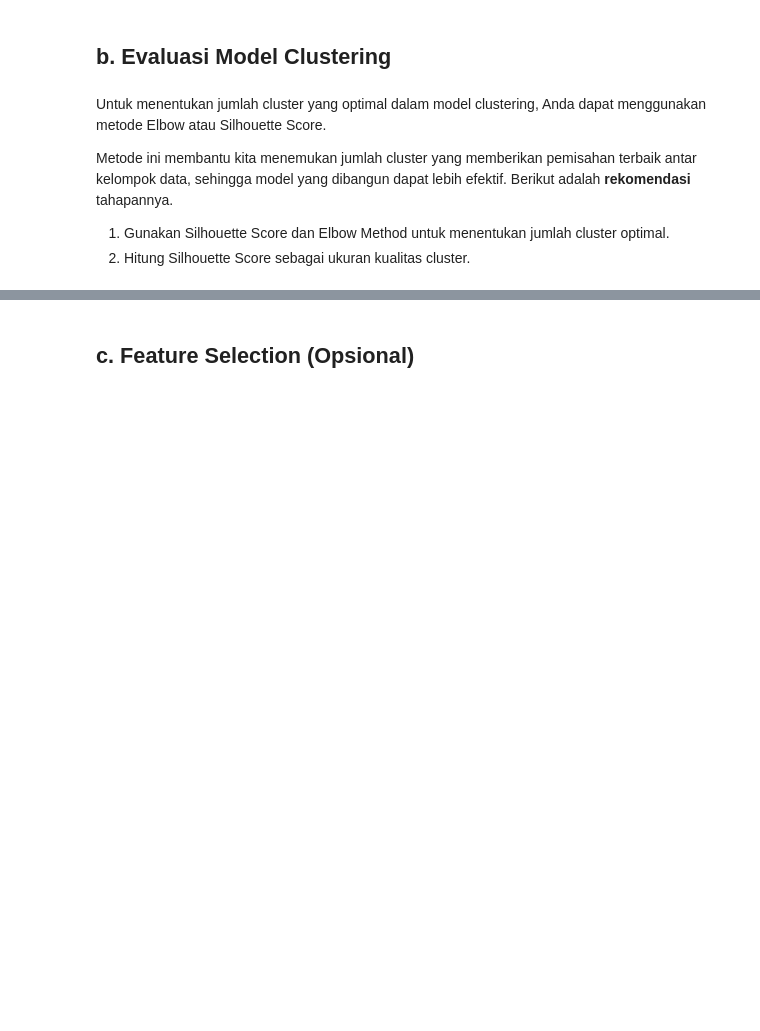
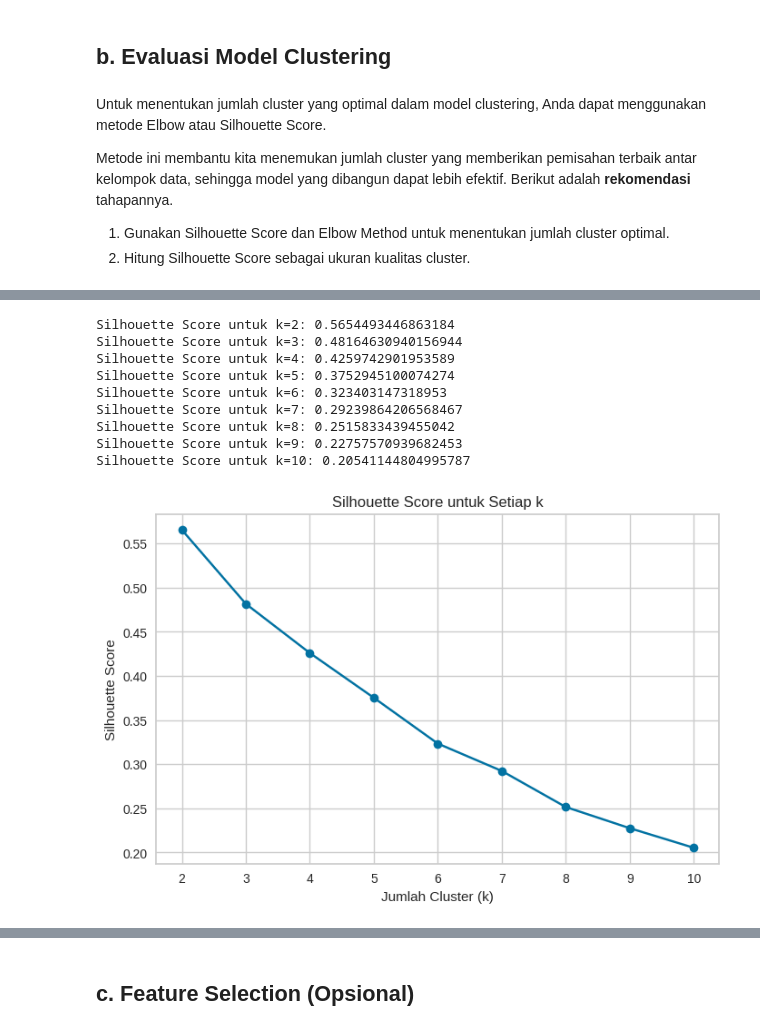
Before and after one commit to FendyDeveloper/Bank-Transaction-Dataset-for-Fraud-Detection, a Jupyter notebook: [Clustering]_Submission_Akhir_BMLP_Fendy_Rahmat.ipynb, the cells around one changed output, grey strips where cells are left out. Drawn from its saved outputs; the diff is of its cells as text; code cells hidden in the pictures; blank space fills up the shorter version.

```diff
--- a/[Clustering]_Submission_Akhir_BMLP_Fendy_Rahmat.ipynb
+++ b/[Clustering]_Submission_Akhir_BMLP_Fendy_Rahmat.ipynb
@@ -481,3 +495,34 @@ Jumlah Cluster Optimal: 2
+# %%
+from sklearn.metrics import silhouette_score
+
+# Hitung Silhouette Score untuk setiap k (dari 2 hingga 10)
+silhouette_scores = []
+for k in range(2, 11):
+    kmeans = KMeans(n_clusters=k, random_state=42)
+    labels = kmeans.fit_predict(df)
+    score = silhouette_score(df, labels)
+    silhouette_scores.append(score)
+    print(f"Silhouette Score untuk k={k}: {score}")
+
+# Plot Silhouette Score untuk setiap k
+plt.figure(figsize=(8, 5))
+plt.plot(range(2, 11), silhouette_scores, marker='o')
+plt.title('Silhouette Score untuk Setiap k')
+plt.xlabel('Jumlah Cluster (k)')
+plt.ylabel('Silhouette Score')
+plt.grid(True)
+plt.show()
+# %% [output]
+Silhouette Score untuk k=2: 0.5654493446863184
+Silhouette Score untuk k=3: 0.48164630940156944
+Silhouette Score untuk k=4: 0.4259742901953589
+Silhouette Score untuk k=5: 0.3752945100074274
+Silhouette Score untuk k=6: 0.323403147318953
+Silhouette Score untuk k=7: 0.29239864206568467
+Silhouette Score untuk k=8: 0.2515833439455042
+Silhouette Score untuk k=9: 0.22757570939682453
+Silhouette Score untuk k=10: 0.20541144804995787
+[figure, added]
 # %%
 # Membangun model dengan k optimal
 kmeans = KMeans(n_clusters=optimal_k, random_state=42)
```
Also changed, not shown: parts of 17 cells of this notebook.
